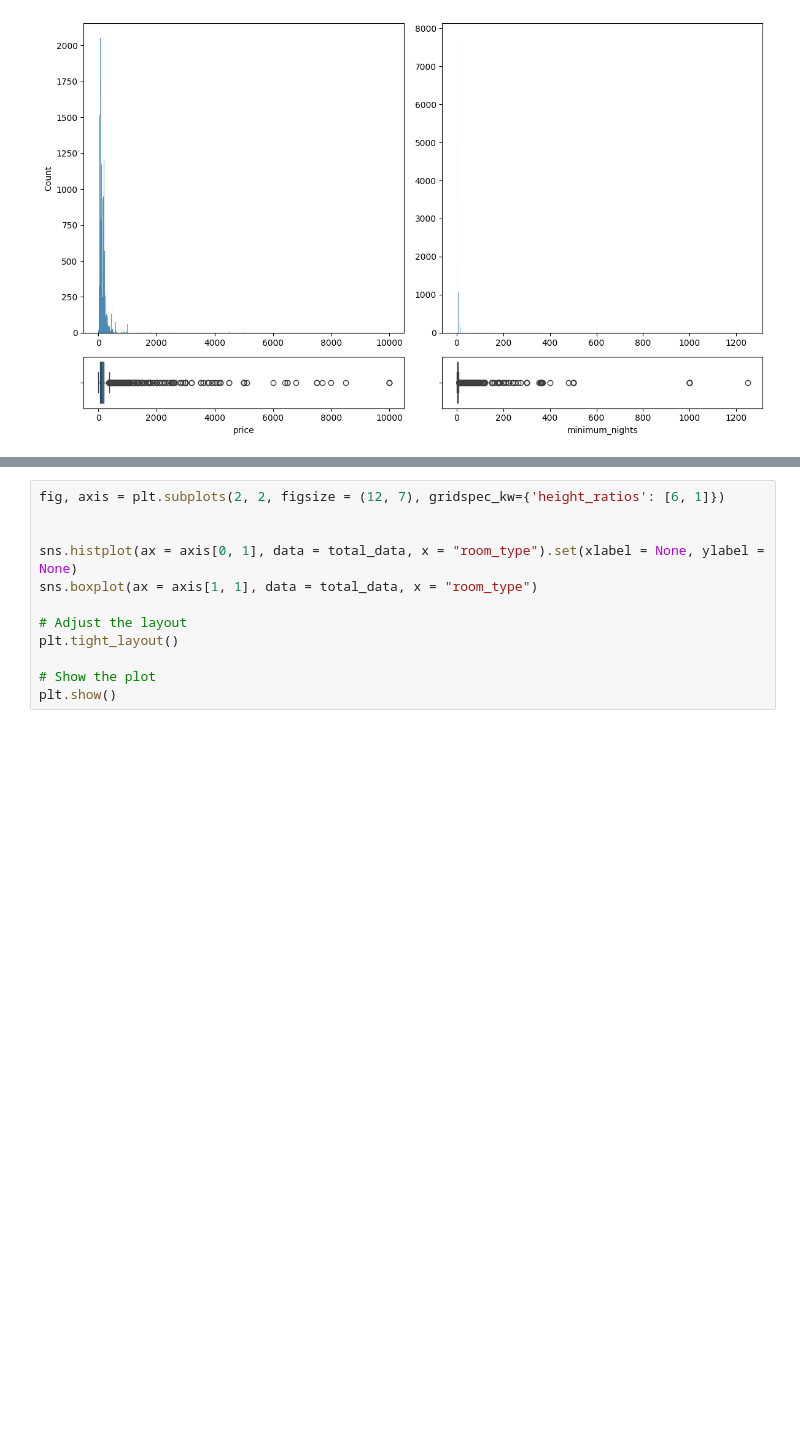
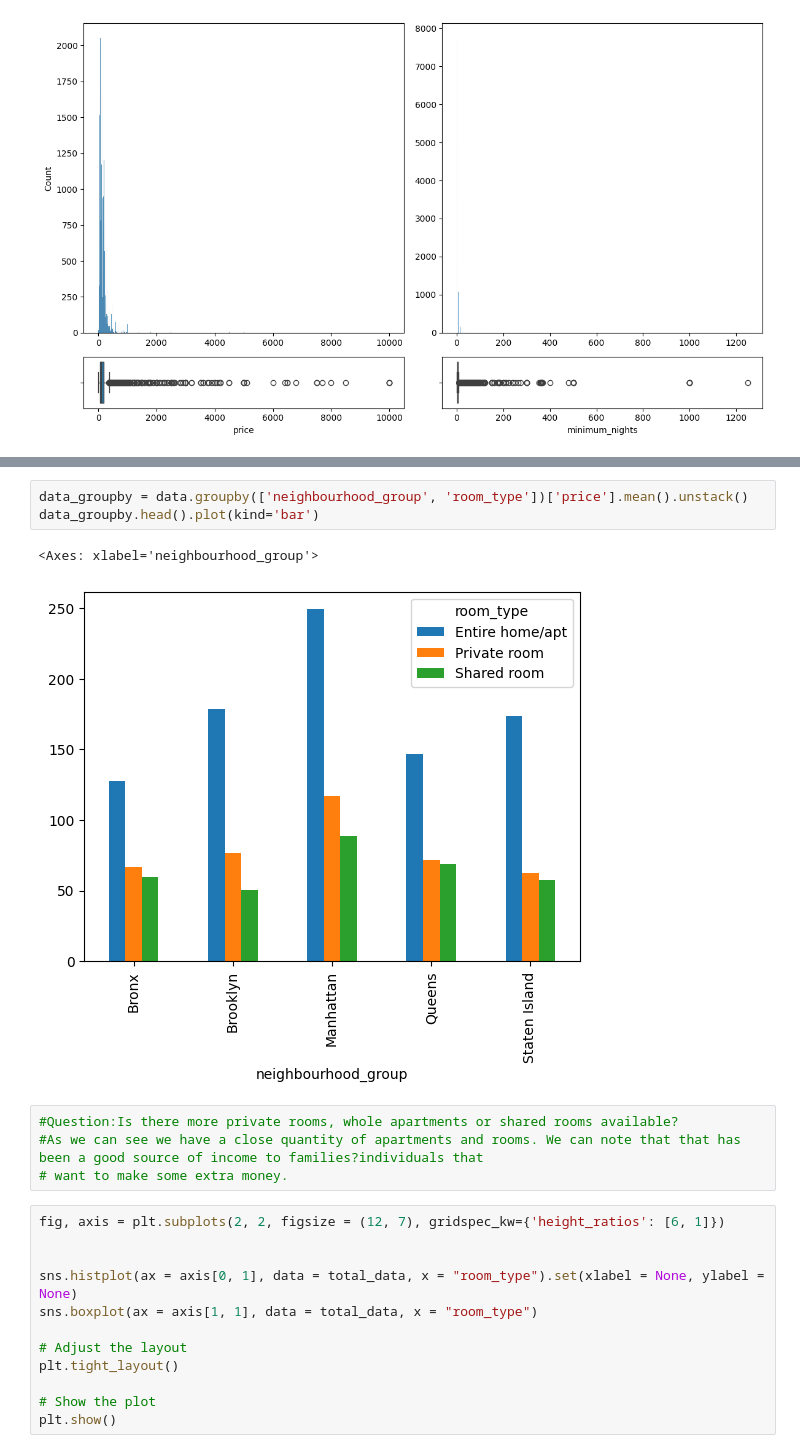
Before and after one commit to npebsjp/data-preprocessing-project-tutorial, a Jupyter notebook: eda.ipynb, the cells around one changed output, grey strips where cells are left out. Drawn from its saved outputs; the diff is of its cells as text; blank space fills up the shorter version.

```diff
--- a/eda.ipynb
+++ b/eda.ipynb
@@ -136,3 +150,13 @@ plt.show()
+# %%
+data_groupby = data.groupby(['neighbourhood_group', 'room_type'])['price'].mean().unstack()
+data_groupby.head().plot(kind='bar')
+# %% [output]
+<Axes: xlabel='neighbourhood_group'>
+[figure, added]
+# %%
+#Question:Is there more private rooms, whole apartments or shared rooms available?
+#As we can see we have a close quantity of apartments and rooms. We can note that that has been a good source of income to families?individuals that
+# want to make some extra money.
 # %%
 fig, axis = plt.subplots(2, 2, figsize = (12, 7), gridspec_kw={'height_ratios': [6, 1]})
 
```
Also changed, not shown: parts of 6 cells of this notebook, 1 other file.
